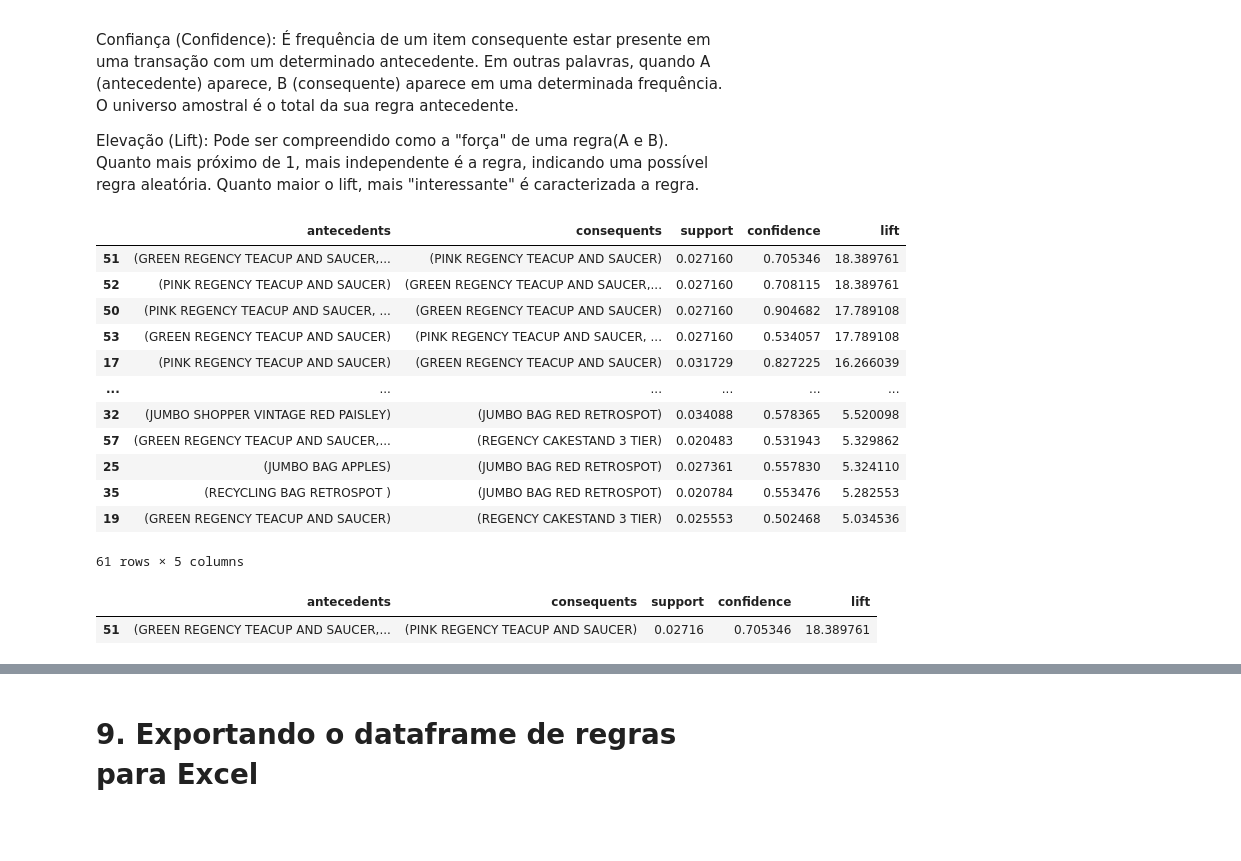
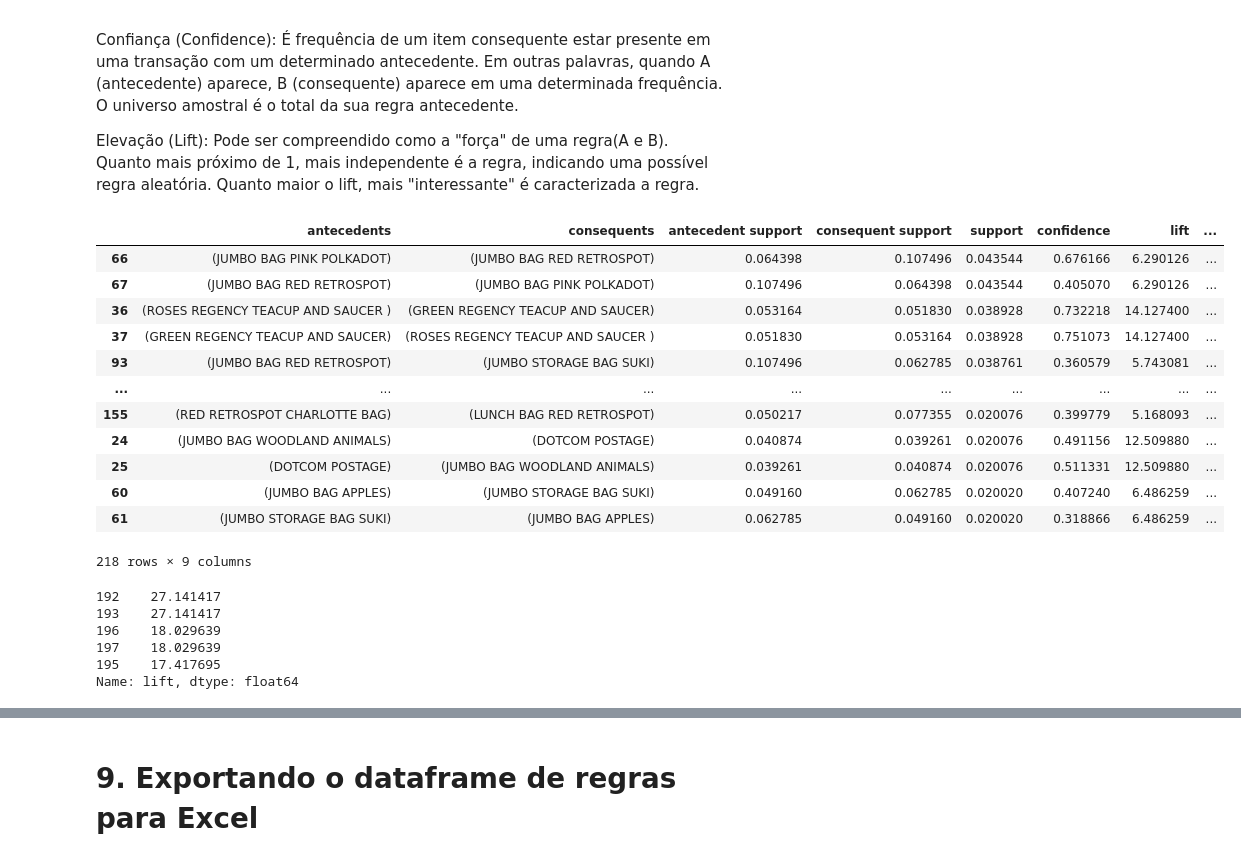
Before and after one commit to DSRodrigoA/DSRodrigoA, a Jupyter notebook: mba.ipynb, the cells around one changed output, grey strips where cells are left out. Drawn from its saved outputs; the diff is of its cells as text; code cells hidden in the pictures; blank space fills up the shorter version.

```diff
--- a/mba.ipynb
+++ b/mba.ipynb
@@ -270,0 +296,6 @@ dataset.describe()
+# %%
+# Dropando os valores filtrados no dataframe cleaner_pais e salvando no dataframe principal 'ds1'.
+
+ds1 = dataset.drop(cleaner_pais.index)
+
+ds1
@@ -290,7 +360,7 @@ dataset.loc[(dataset['Faturamento'] <= 0)]
 # %%
 # Criando o dataframe 'cleaner', que sera usado para filtrar os valores indesejados e dropar no dataframe principal.
 
-cleaner_total = dataset.loc[(dataset['Faturamento'] <= 0)]
+cleaner_faturamento = ds1.loc[(ds1['Faturamento'] <= 0)]
 
-cleaner_total
+cleaner_faturamento
 # %% [output]
@@ -311,7 +381,7 @@ cleaner_total
 # Utilizando o comando drop para dropar todas as colunas indesejadas, filtradas anteriormente no 'cleaner_total' e
 # inserido o resultado desse drop em um novo datafram 'ds1'
 
-ds1 = dataset.drop(cleaner_total.index)
+ds1 = ds1.drop(cleaner_faturamento.index)
 # %%
 # Comprovação do resultado de limpeza, não retornando valores menores ou igual a 0.
 ds1.loc[(ds1['Faturamento'] <= 0)]
@@ -517,7 +604,7 @@ itemset1
 # dados estatísticos. Nesse ponto, pode-se estudar as interações separademente e começar extrair os insights para o negócio
 # em uma etapa de visualização mais elaborada.
 
-regras = association_rules(itemset1, metric="confidence", min_threshold=0.5)
+regras = association_rules(itemset1, metric="support", min_threshold=0.02)
 
 regras
 # %% [output]
@@ -555,24 +642,24 @@ Elevação (Lift): Pode ser compreendido como a "força" de uma regra(A e B). Qu
 # %%
 # Aplicando um filtro no dataframe regras, colocando em ordem decrescente os valores de suporte e confiança, definindo a listagem
 # para tomada de decisão com base nesses parâmetros.
 
-regras_filter = regras[['antecedents','consequents','support','confidence','lift']].sort_values(by=['lift'], ascending = [False])
+regras_filter = regras.sort_values(by=['support','lift'], ascending = [False, True])
 
 regras_filter
 # %% [output]
-|  | antecedents | consequents | support | confidence | lift |
-| 51 | (GREEN REGENCY TEACUP AND SAUCER,... | (PINK REGENCY TEACUP AND SAUCER) | 0.027160 | 0.705346 | 18.389761 |
-| 52 | (PINK REGENCY TEACUP AND SAUCER) | (GREEN REGENCY TEACUP AND SAUCER,... | 0.027160 | 0.708115 | 18.389761 |
-| 50 | (PINK REGENCY TEACUP AND SAUCER, ... | (GREEN REGENCY TEACUP AND SAUCER) | 0.027160 | 0.904682 | 17.789108 |
-| 53 | (GREEN REGENCY TEACUP AND SAUCER) | (PINK REGENCY TEACUP AND SAUCER, ... | 0.027160 | 0.534057 | 17.789108 |
-| 17 | (PINK REGENCY TEACUP AND SAUCER) | (GREEN REGENCY TEACUP AND SAUCER) | 0.031729 | 0.827225 | 16.266039 |
-| ... | ... | ... | ... | ... | ... |
-| 32 | (JUMBO SHOPPER VINTAGE RED PAISLEY) | (JUMBO BAG RED RETROSPOT) | 0.034088 | 0.578365 | 5.520098 |
-| 57 | (GREEN REGENCY TEACUP AND SAUCER,... | (REGENCY CAKESTAND 3 TIER) | 0.020483 | 0.531943 | 5.329862 |
-| 25 | (JUMBO BAG APPLES) | (JUMBO BAG RED RETROSPOT) | 0.027361 | 0.557830 | 5.324110 |
-| 35 | (RECYCLING BAG RETROSPOT ) | (JUMBO BAG RED RETROSPOT) | 0.020784 | 0.553476 | 5.282553 |
-| 19 | (GREEN REGENCY TEACUP AND SAUCER) | (REGENCY CAKESTAND 3 TIER) | 0.025553 | 0.502468 | 5.034536 |
+|  | antecedents | consequents | antecedent support | consequent support | support | confidence | lift | ... |
+| 66 | (JUMBO BAG PINK POLKADOT) | (JUMBO BAG RED RETROSPOT) | 0.064398 | 0.107496 | 0.043544 | 0.676166 | 6.290126 | ... |
+| 67 | (JUMBO BAG RED RETROSPOT) | (JUMBO BAG PINK POLKADOT) | 0.107496 | 0.064398 | 0.043544 | 0.405070 | 6.290126 | ... |
+| 36 | (ROSES REGENCY TEACUP AND SAUCER ) | (GREEN REGENCY TEACUP AND SAUCER) | 0.053164 | 0.051830 | 0.038928 | 0.732218 | 14.127400 | ... |
+| 37 | (GREEN REGENCY TEACUP AND SAUCER) | (ROSES REGENCY TEACUP AND SAUCER ) | 0.051830 | 0.053164 | 0.038928 | 0.751073 | 14.127400 | ... |
+| 93 | (JUMBO BAG RED RETROSPOT) | (JUMBO STORAGE BAG SUKI) | 0.107496 | 0.062785 | 0.038761 | 0.360579 | 5.743081 | ... |
+| ... | ... | ... | ... | ... | ... | ... | ... | ... |
+| 155 | (RED RETROSPOT CHARLOTTE BAG) | (LUNCH BAG RED RETROSPOT) | 0.050217 | 0.077355 | 0.020076 | 0.399779 | 5.168093 | ... |
+| 24 | (JUMBO BAG WOODLAND ANIMALS) | (DOTCOM POSTAGE) | 0.040874 | 0.039261 | 0.020076 | 0.491156 | 12.509880 | ... |
+| 25 | (DOTCOM POSTAGE) | (JUMBO BAG WOODLAND ANIMALS) | 0.039261 | 0.040874 | 0.020076 | 0.511331 | 12.509880 | ... |
+| 60 | (JUMBO BAG APPLES) | (JUMBO STORAGE BAG SUKI) | 0.049160 | 0.062785 | 0.020020 | 0.407240 | 6.486259 | ... |
+| 61 | (JUMBO STORAGE BAG SUKI) | (JUMBO BAG APPLES) | 0.062785 | 0.049160 | 0.020020 | 0.318866 | 6.486259 | ... |
-61 rows × 5 columns
+218 rows × 9 columns
 # %%
 # Tomando com um exemplo a primeira linha da lista final de regras:
 # O Item Green Regency Teacup com o item Roses Regency tem como consequente o item Pink Regency Teacup and Soucer. Esta regra
@@ -580,7 +667,11 @@ regras_filter
 # dessa regra é 18,38, indicando uma regra interessante para se investir nesse conjunto de itens (itemset) para campanhas de
 # marketing e promoções.
 
-regras_filter.head(1)
+regras_filter['lift'].nlargest()
 # %% [output]
-|  | antecedents | consequents | support | confidence | lift |
-| 51 | (GREEN REGENCY TEACUP AND SAUCER,... | (PINK REGENCY TEACUP AND SAUCER) | 0.02716 | 0.705346 | 18.389761 |
+192    27.141417
+193    27.141417
+196    18.029639
+197    18.029639
+195    17.417695
+Name: lift, dtype: float64
```
Also changed, not shown: parts of 27 cells of this notebook.
